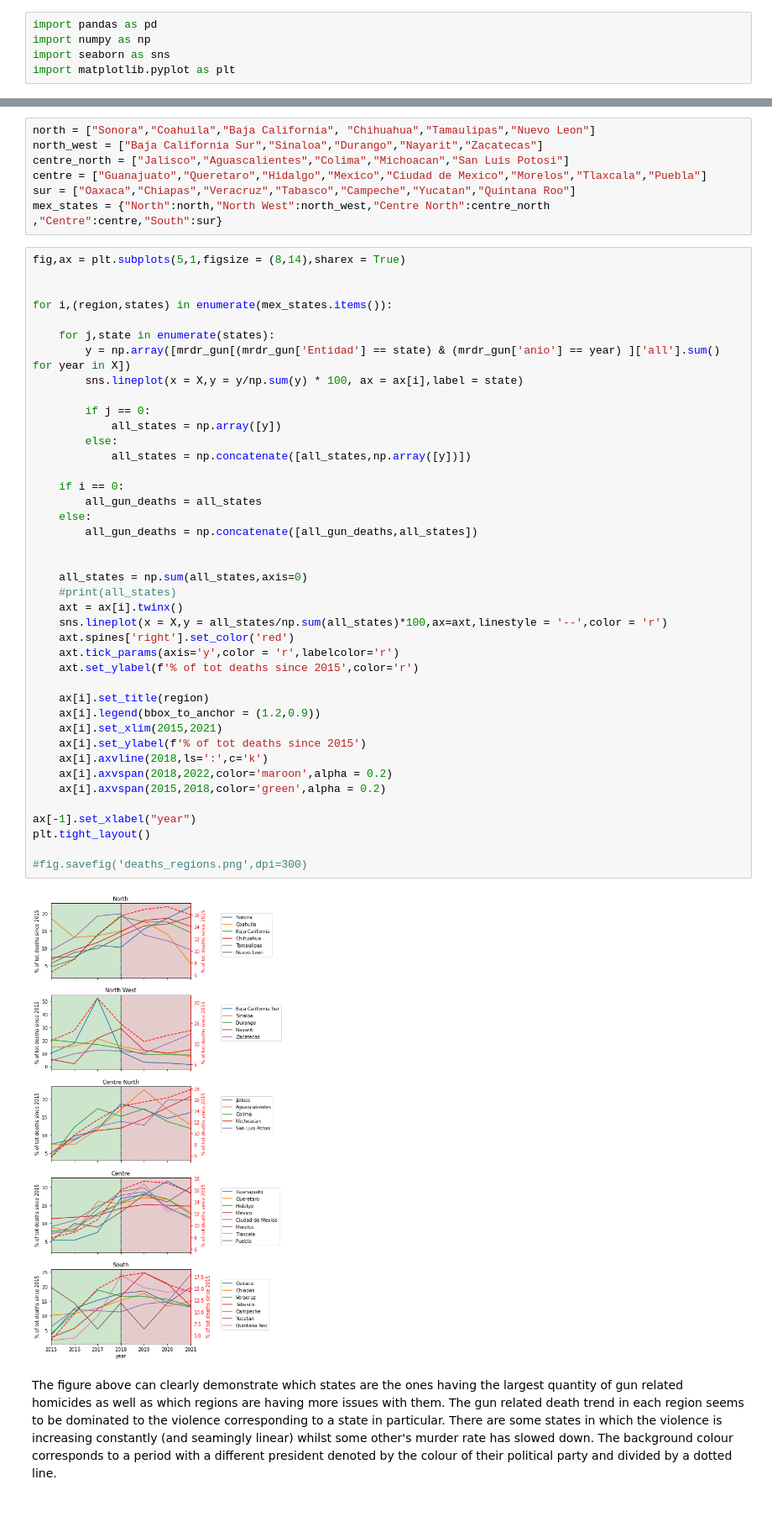
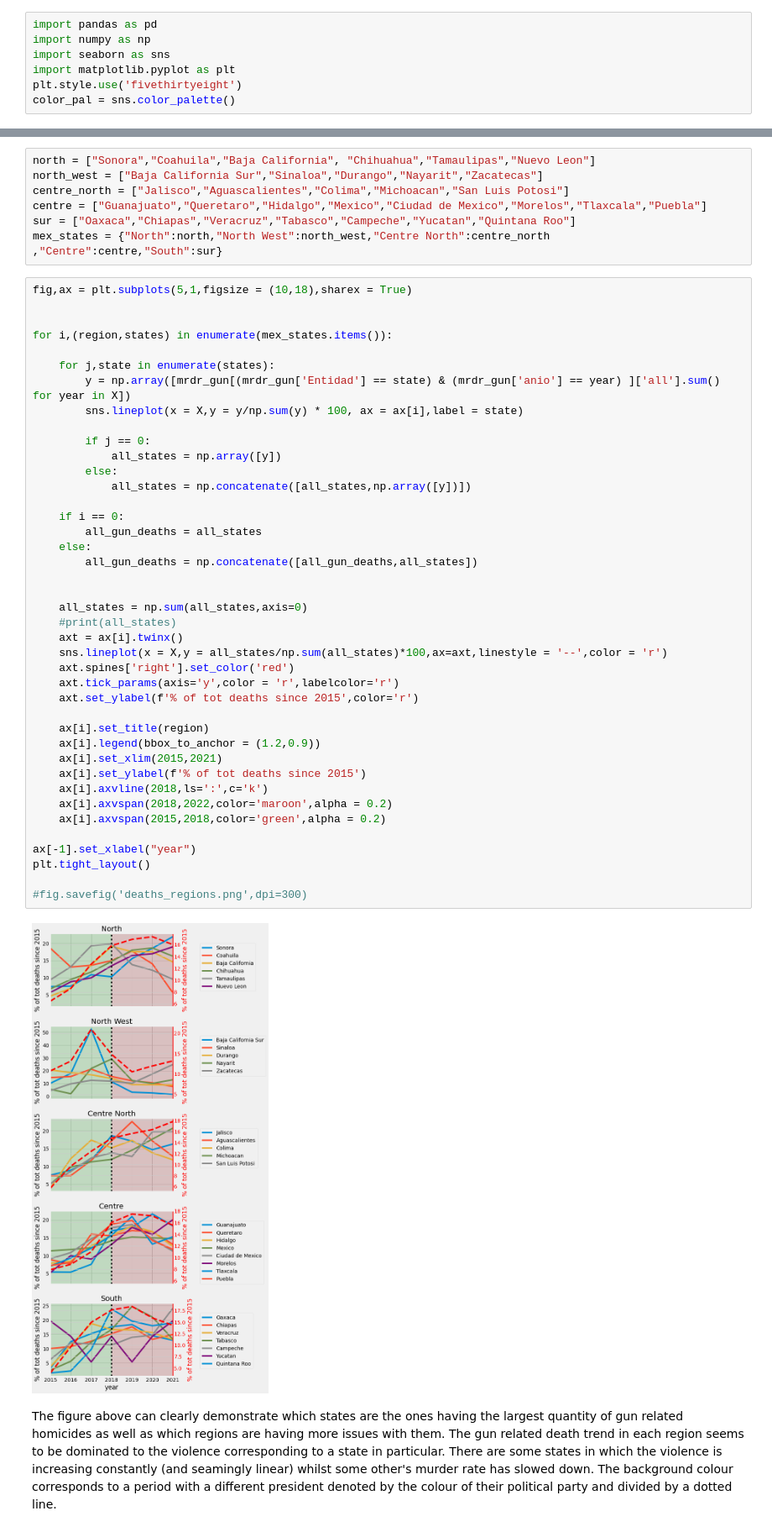
Before and after one commit to linigoga/ViolenceTrends_Mexico, a Jupyter notebook: violencia_mex.ipynb, the cells around one changed output, grey strips where cells are left out. Shown at 84% size. Saved outputs shown, nothing was run; the diff lists cells and outputs as text; blank space fills up the shorter version.

```diff
--- a/violencia_mex.ipynb
+++ b/violencia_mex.ipynb
@@ -11,5 +17,7 @@ import pandas as pd
 import numpy as np
 import seaborn as sns
 import matplotlib.pyplot as plt
+plt.style.use('fivethirtyeight')
+color_pal = sns.color_palette()
 # %%
 df = pd.read_csv('IDEFC_NM_may22.csv')
@@ -85,7 +113,7 @@ centre = ["Guanajuato","Queretaro","Hidalgo","Mexico","Ciudad de Mexico","Morelo
 sur = ["Oaxaca","Chiapas","Veracruz","Tabasco","Campeche","Yucatan","Quintana Roo"]
 mex_states = {"North":north,"North West":north_west,"Centre North":centre_north ,"Centre":centre,"South":sur}
 # %%
-fig,ax = plt.subplots(5,1,figsize = (8,14),sharex = True)
+fig,ax = plt.subplots(5,1,figsize = (10,18),sharex = True)
 
 
 for i,(region,states) in enumerate(mex_states.items()):
@@ -99,34 +127,34 @@ for i,(region,states) in enumerate(mex_states.items()):
         else:
             all_states = np.concatenate([all_states,np.array([y])])
 
     if i == 0:
         all_gun_deaths = all_states
     else:
         all_gun_deaths = np.concatenate([all_gun_deaths,all_states])
 
 
     all_states = np.sum(all_states,axis=0)
     #print(all_states)
     axt = ax[i].twinx()
     sns.lineplot(x = X,y = all_states/np.sum(all_states)*100,ax=axt,linestyle = '--',color = 'r')
     axt.spines['right'].set_color('red')
     axt.tick_params(axis='y',color = 'r',labelcolor='r')
     axt.set_ylabel(f'% of tot deaths since 2015',color='r')
 
     ax[i].set_title(region)
     ax[i].legend(bbox_to_anchor = (1.2,0.9))
     ax[i].set_xlim(2015,2021)
     ax[i].set_ylabel(f'% of tot deaths since 2015')
     ax[i].axvline(2018,ls=':',c='k')
     ax[i].axvspan(2018,2022,color='maroon',alpha = 0.2)
     ax[i].axvspan(2015,2018,color='green',alpha = 0.2)
 
 ax[-1].set_xlabel("year")
 plt.tight_layout()
 
 #fig.savefig('deaths_regions.png',dpi=300)
 # %% [output]
-[figure, old version]
+[figure, new version]
 # %% [markdown]
 The figure above can clearly demonstrate which states are the ones having the largest quantity of gun related homicides as well as which regions are having more issues with them. The gun related death trend in each region seems to be dominated to the violence corresponding to a state in particular. There are some states in which the violence is increasing constantly (and seamingly linear) whilst some other's murder rate has slowed down. The background colour corresponds to a period with a different president denoted by the colour of their political party and divided by a dotted line.
 # %%
```
Also changed, not shown: parts of 31 cells of this notebook.
